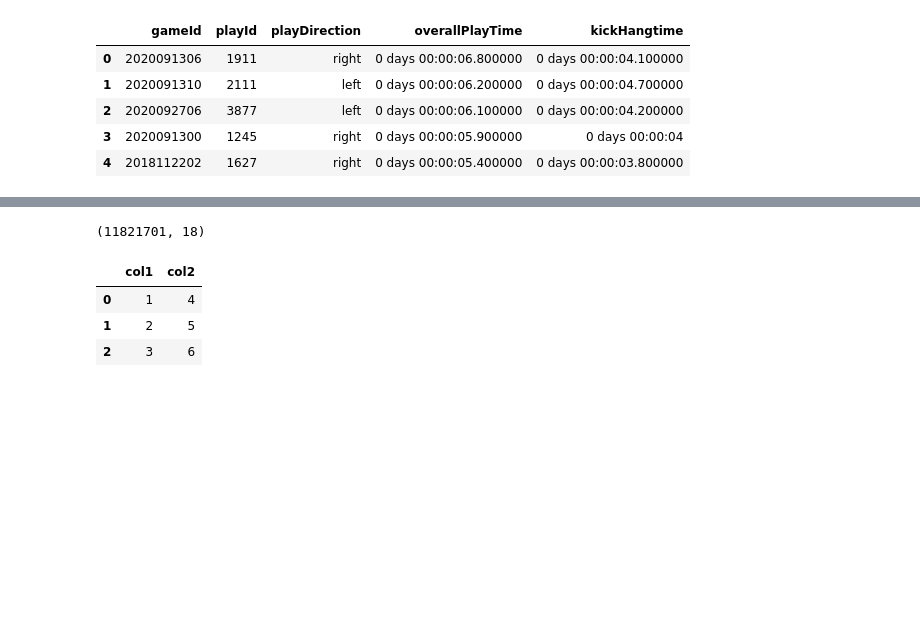
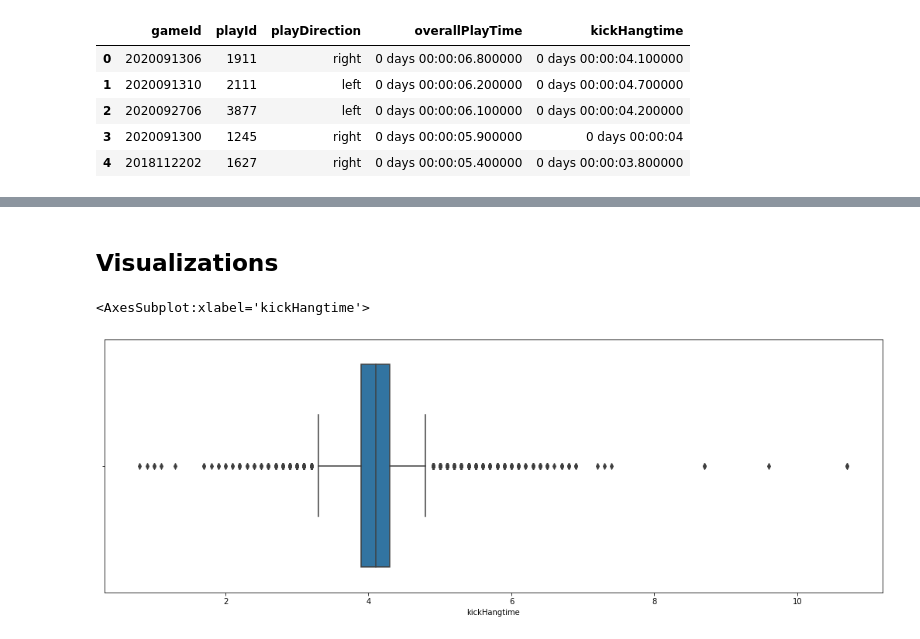
Before and after one commit to aj-ai/nfl_big_data_bowl_2022, a Jupyter notebook: eda.ipynb, the cells around one changed output, grey strips where cells are left out. Drawn from its saved outputs; the diff is of its cells as text; code cells hidden in the pictures; blank space fills up the shorter version.

Commit message:
regression plot and feature engineering

```diff
--- a/eda.ipynb
+++ b/eda.ipynb
@@ -137,7 +152,9 @@ try:
     assert len(df_play_length) > 0
     print("Loaded df_play_length from pickle file!")
 
-except Exception:
+except Exception as e:
+    print("Exception found: ", e)
+    print("Unable to load from pickle file - generating dataframe instead...")
     final_list = []
     for id in tqdm(list(set(df_kickoff['combinedId']))):
         print(f"combinedId: {id}")
@@ -213,6 +230,7 @@ df_kickoff_full shape:  (7471, 29)
 | 4 | 2018090600 | 2225 | M.Bosher kicks 65 yards from ATL ... | 3 | 0 | 0 | ATL | Kickoff | ... |
 # %%
 # What range of kickoff hangtimes are we looking at?
+df_kickoff_full['kickHangtime'] = df_kickoff_full['kickHangtime'].dt.seconds + (df_kickoff_full['kickHangtime'].dt.microseconds / 1000000)
 
 print("Minimum kick hangtime: ", min(df_kickoff_full['kickHangtime']))
 print("Maximum kick hangtime: ", max(df_kickoff_full['kickHangtime']))
@@ -222,12 +240,2 @@ Maximum kick hangtime:  0 days 00:00:10.700000
-# %%
-df_tracking.shape
-# %% [output]
-(11821701, 18)
-# %%
-test = pd.DataFrame([{'col1': 1, 'col2': 4}, {'col1': 2, 'col2': 5}, {'col1': 3, 'col2': 6}])
-test
-# %% [output]
-|  | col1 | col2 |
-| 0 | 1 | 4 |
-| 1 | 2 | 5 |
-| 2 | 3 | 6 |
+# %% [markdown]
+## Visualizations
@@ -233,0 +246,6 @@ test
+# %%
+fig, ax = plt.subplots(figsize=(18, 6))
+sns.boxplot(data=df_kickoff_full, x='kickHangtime')
+# %% [output]
+<AxesSubplot:xlabel='kickHangtime'>
+[figure, added]
```
Also changed, not shown: parts of 8 cells of this notebook.
